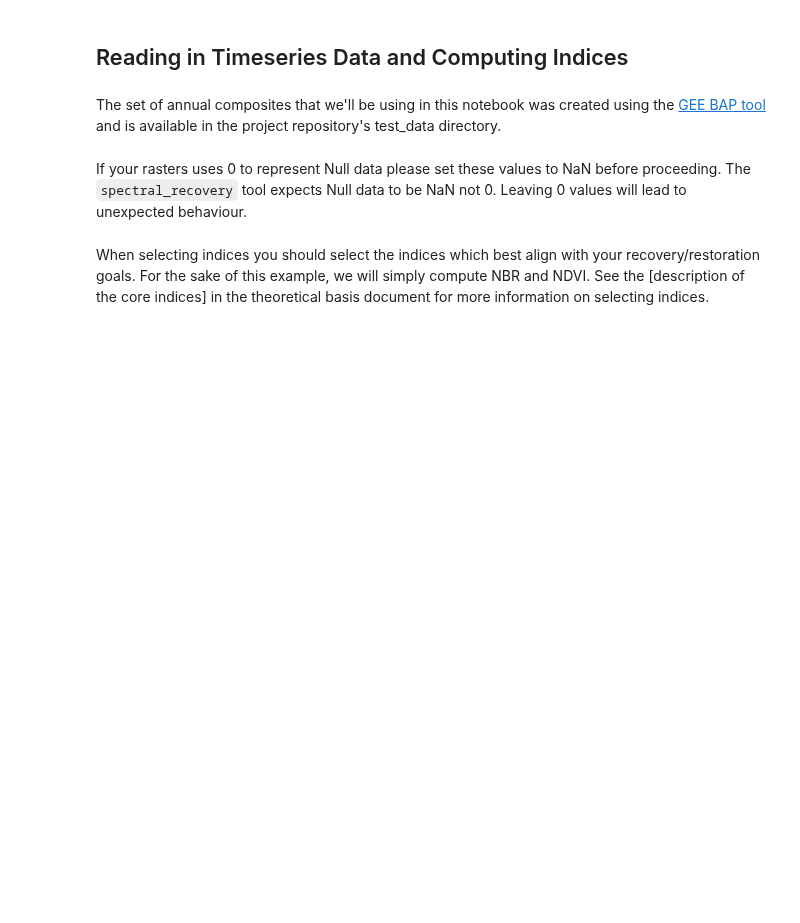
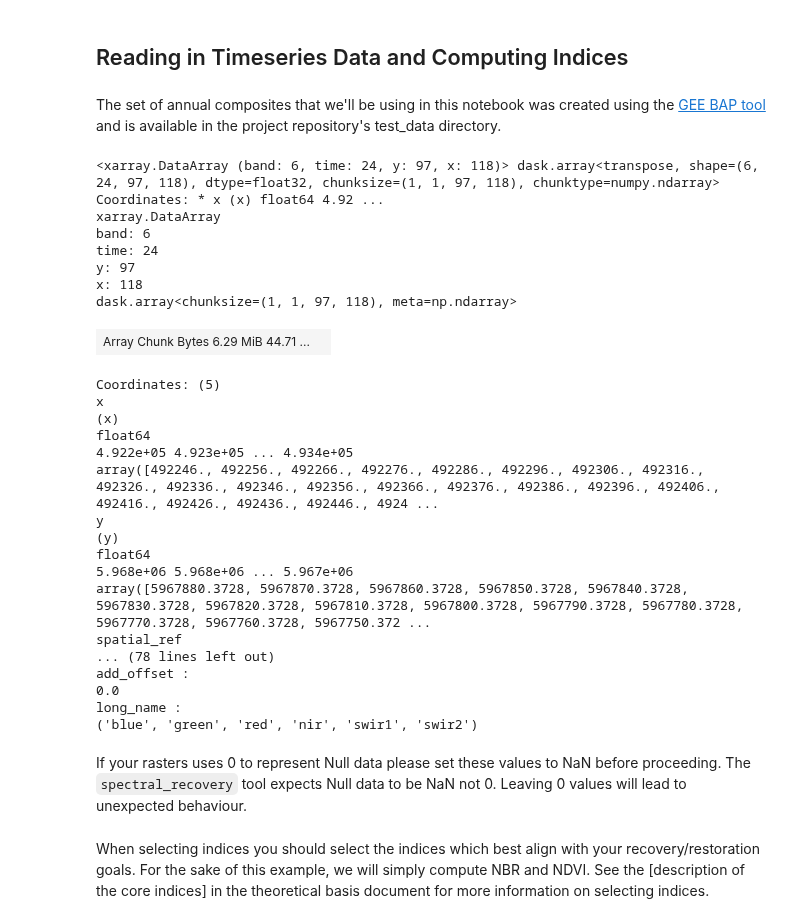
Before and after one commit to PEOPLE-ER/spectral-recovery, a Jupyter notebook: docs/basic_workflow.ipynb, the cells around one changed output. Cells and saved outputs as stored; diff of their text form; code cells hidden in the pictures; blank space fills up the shorter version.

```diff
--- a/docs/basic_workflow.ipynb
+++ b/docs/basic_workflow.ipynb
@@ -23,10 +24,36 @@ The set of annual composites that we'll be using in this notebook was created us
 # %%
 timeseries = sr.read_timeseries(
     "test_data/annual_composites/landsat",
     band_names={1: "blue", 2: "green", 3: "red", 4: "nir", 5: "swir16", 6: "swir22"},
-    array_type="numpy"
+    array_type="dask"
 )
 timeseries
+# %% [output]
+<xarray.DataArray (band: 6, time: 24, y: 97, x: 118)> dask.array<transpose, shape=(6, 24, 97, 118), dtype=float32, chunksize=(1, 1, 97, 118), chunktype=numpy.ndarray> Coordinates: * x (x) float64 4.92 ...
+xarray.DataArray
+band: 6
+time: 24
+y: 97
+x: 118
+dask.array<chunksize=(1, 1, 97, 118), meta=np.ndarray>
+| Array Chunk Bytes 6.29 MiB 44.71 ... |  |
+Coordinates: (5)
+x
+(x)
+float64
+4.922e+05 4.923e+05 ... 4.934e+05
+array([492246., 492256., 492266., 492276., 492286., 492296., 492306., 492316., 492326., 492336., 492346., 492356., 492366., 492376., 492386., 492396., 492406., 492416., 492426., 492436., 492446., 4924 ...
+y
+(y)
+float64
+5.968e+06 5.968e+06 ... 5.967e+06
+array([5967880.3728, 5967870.3728, 5967860.3728, 5967850.3728, 5967840.3728, 5967830.3728, 5967820.3728, 5967810.3728, 5967800.3728, 5967790.3728, 5967780.3728, 5967770.3728, 5967760.3728, 5967750.372 ...
+spatial_ref
+... (78 lines left out)
+add_offset :
+0.0
+long_name :
+('blue', 'green', 'red', 'nir', 'swir1', 'swir2')
 # %% [markdown]
 If your rasters uses 0 to represent Null data please set these values to NaN before proceeding. The `spectral_recovery` tool expects Null data to be NaN not 0. Leaving 0 values will lead to unexpected behaviour.
 # %%
```
Also changed, not shown: parts of 11 cells of this notebook.
